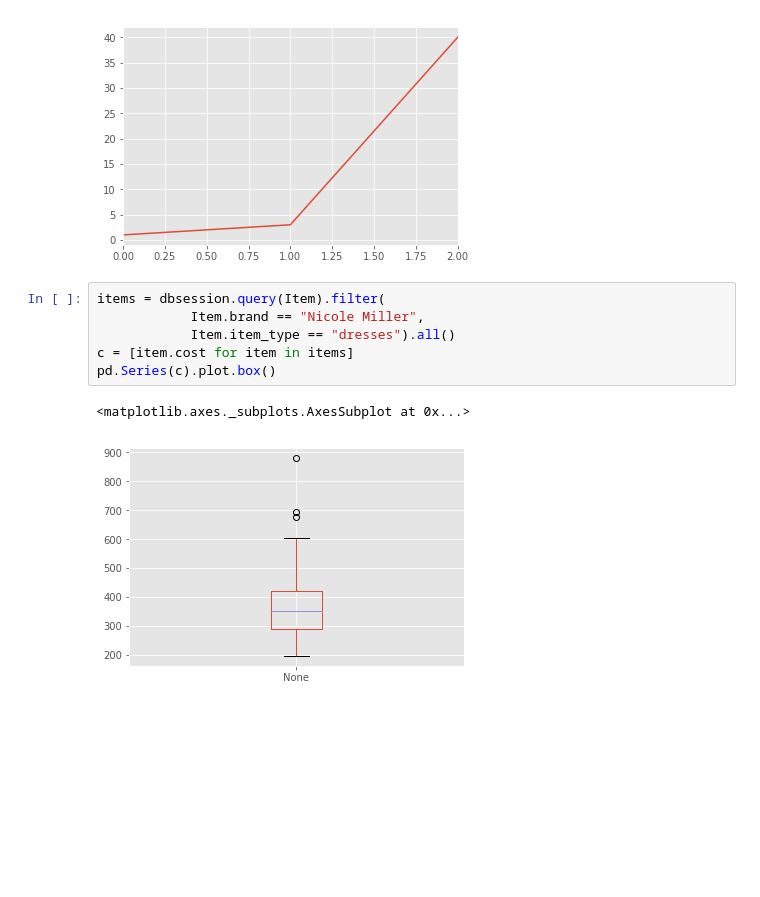
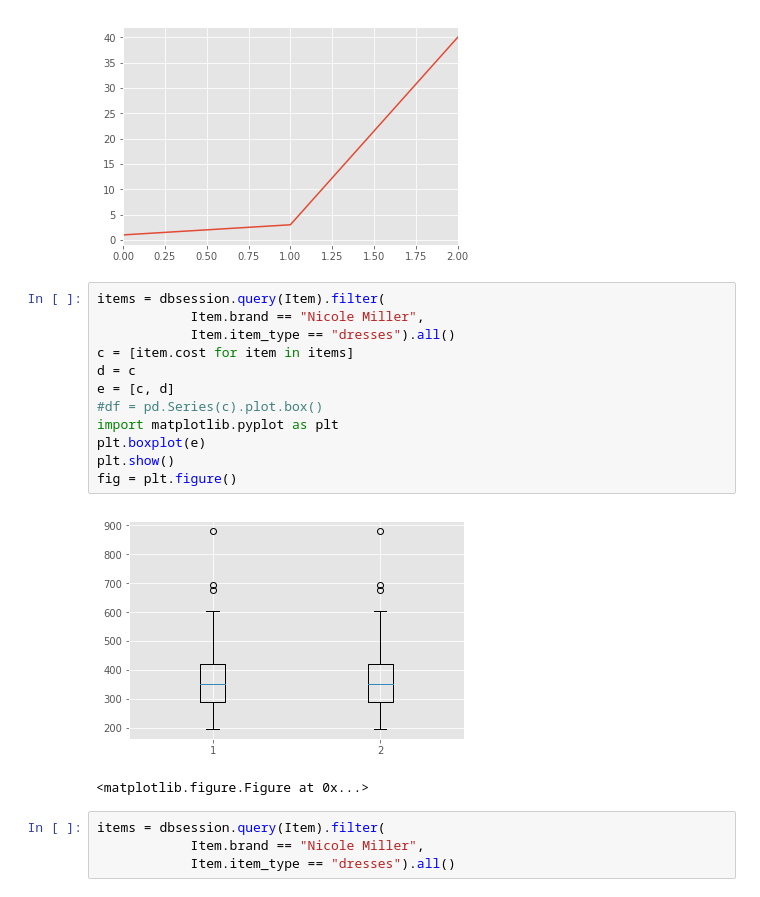
Before and after one commit to patrickspencer/regressthedress, a Jupyter notebook: testing/Notebook.ipynb, the cells around one changed output. Drawn from its saved outputs; the diff is of its cells as text; blank space fills up the shorter version.

```diff
--- a/testing/Notebook.ipynb
+++ b/testing/Notebook.ipynb
@@ -230,9 +229,19 @@ df
 # %%
 items = dbsession.query(Item).filter(
             Item.brand == "Nicole Miller",
             Item.item_type == "dresses").all()
 c = [item.cost for item in items]
-pd.Series(c).plot.box()
+d = c
+e = [c, d]
+#df = pd.Series(c).plot.box()
+import matplotlib.pyplot as plt
+plt.boxplot(e)
+plt.show()
+fig = plt.figure()
 # %% [output]
+[figure, new version]
-<matplotlib.axes._subplots.AxesSubplot at 0x...>
+<matplotlib.figure.Figure at 0x...>
-[figure, old version]
+# %%
+items = dbsession.query(Item).filter(
+            Item.brand == "Nicole Miller",
+            Item.item_type == "dresses").all()
```
Also changed, not shown: parts of 6 cells of this notebook, 2 other files.
